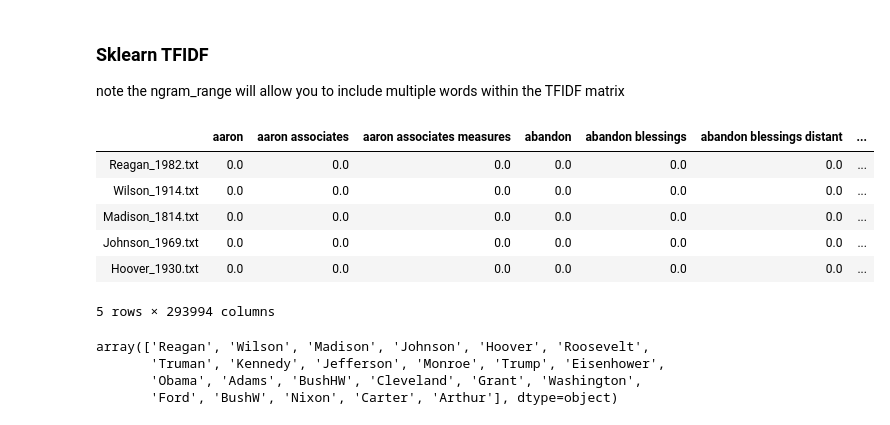
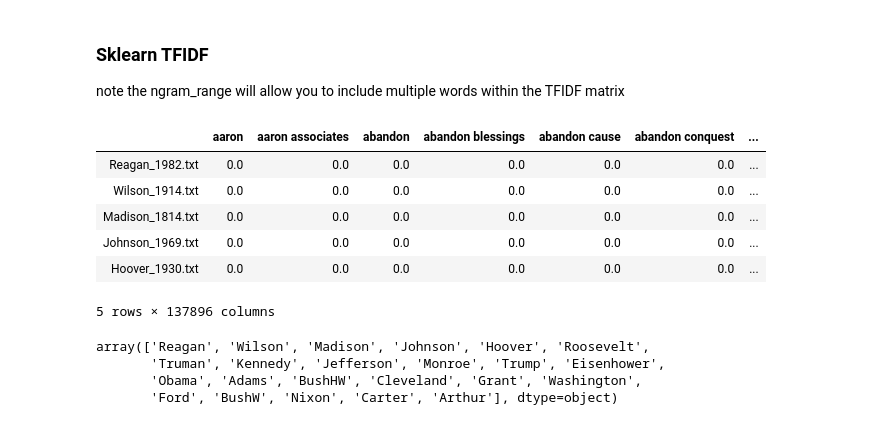
Before and after one commit to ksenluu/NU_453_NLP, a Jupyter notebook: A.3 Final Report - SOTU.ipynb, the cells around one changed output. Saved outputs shown, nothing was run; the diff lists cells and outputs as text; code cells hidden in the pictures.

```diff
--- a/A.3 Final Report - SOTU.ipynb
+++ b/A.3 Final Report - SOTU.ipynb
@@ -47,3 +49,8 @@ NGRAM_LENGTH = 2
+# %%
+#pandas parameters
+pd.set_option('display.max_rows', 500)
+pd.set_option('display.max_columns', 500)
+pd.set_option('display.width', 1000)
 # %% [markdown]
 ### Function to process documents
 # %%
@@ -61,11 +68,13 @@ def clean_doc(doc):
     tokens = [word.lower() for word in tokens]
     # filter out stop words
     stop_words = set(stopwords.words('english'))
+    new_stopwords = ['years','great','tonight','congress','freedom','united','states','united states','americans','america','american','americas','government','people','world','shall','would','nations','national','nation'] #remove repeating terms
+    stop_words = stop_words.union(new_stopwords)
     tokens = [w for w in tokens if not w in stop_words]
     # word stemming
-    if STEMMING:
-        ps=PorterStemmer()
-        tokens=[ps.stem(word) for word in tokens]
+    #if STEMMING:
+        #ps=PorterStemmer()
+        #tokens=[ps.stem(word) for word in tokens]
     return tokens
 # %% [markdown]
 ###   Functions to label encoding
@@ -79,7 +88,7 @@ def One_Hot(variable):
     return labels, LE, OHE
 # %%
 # read data
-data = pd.read_csv("https://raw.githubusercontent.com/ksenluu/NU_453_NLP/master/sotu_corpus_small.csv?token=AMCK53G7DSKFPVCNCOX63LS6KSE6Q")
+data = pd.read_csv("https://raw.githubusercontent.com/ksenluu/NU_453_NLP/master/sotu_corpus_small.csv?token=AMCK53AB3UCXN3Z6C7GYVHC6KSN2A")
 # %%
 # new data frame with split value columns
 new = data["DSI_Title"].str.split("_", n = 1, expand = True)
@@ -147,7 +152,7 @@ for i in processed_text:
 note the ngram_range will allow you to include multiple words within the TFIDF matrix
 # %%
 # Call Tfidf Vectorizer
-Tfidf=TfidfVectorizer(ngram_range=(1,3))
+Tfidf=TfidfVectorizer(ngram_range=(1,2))
 
 #fit the vectorizer using final processed documents.  The vectorizer requires the
 #stiched back together document.
@@ -158,15 +163,15 @@ matrix=pd.DataFrame(TFIDF_matrix.toarray(), columns=Tfidf.get_feature_names(), i
 # %%
 # Verify TFIDF_Matrix has been created.
 
-matrix.head(5)
+matrix.head()
 # %% [output]
-|  | aaron | aaron associates | aaron associates measures | abandon | abandon blessings | abandon blessings distant | ... |
+|  | aaron | aaron associates | abandon | abandon blessings | abandon cause | abandon conquest | ... |
 | Reagan_1982.txt | 0.0 | 0.0 | 0.0 | 0.0 | 0.0 | 0.0 | ... |
 | Wilson_1914.txt | 0.0 | 0.0 | 0.0 | 0.0 | 0.0 | 0.0 | ... |
 | Madison_1814.txt | 0.0 | 0.0 | 0.0 | 0.0 | 0.0 | 0.0 | ... |
 | Johnson_1969.txt | 0.0 | 0.0 | 0.0 | 0.0 | 0.0 | 0.0 | ... |
 | Hoover_1930.txt | 0.0 | 0.0 | 0.0 | 0.0 | 0.0 | 0.0 | ... |
-5 rows × 293994 columns
+5 rows × 137896 columns
 # %%
 # Get unique names of President_Name to ensure BushW and BusHW were enetered correctly.
 data['President_Name'].unique()
```
Also changed, not shown: parts of 16 cells of this notebook, 6 other files.
